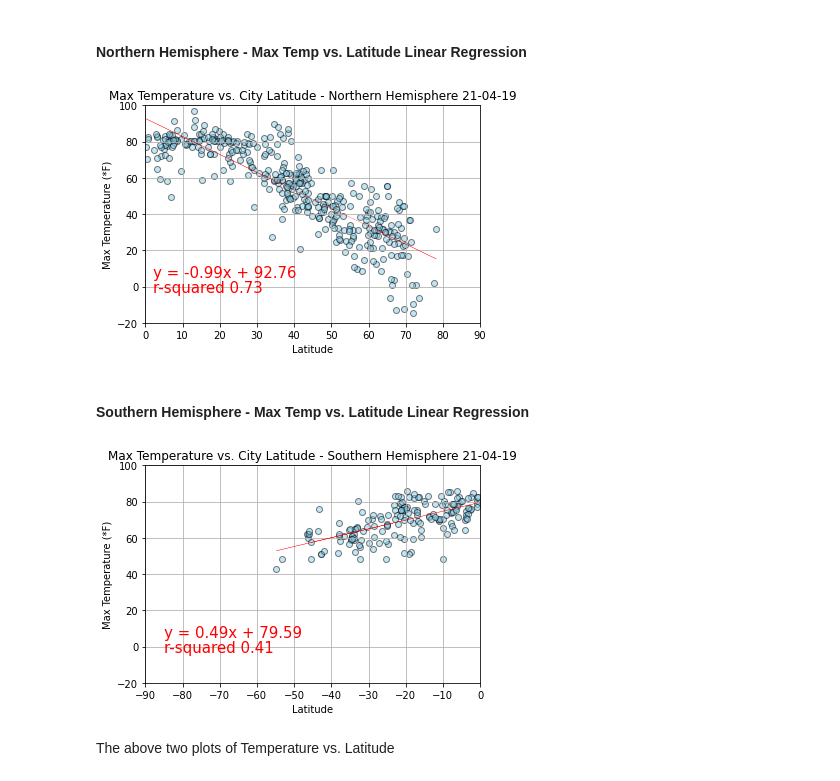
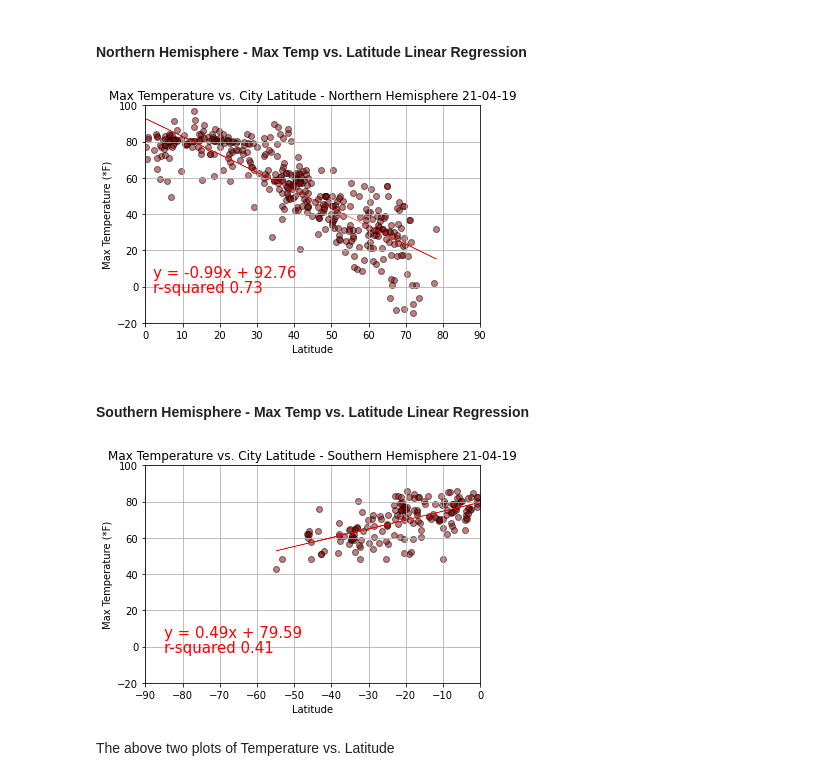
Before and after one commit to madisonfisher/python-api-challenge, a Jupyter notebook: WeatherPy.ipynb, the cells around one changed output. Cells and saved outputs as stored; diff of their text form; code cells hidden in the pictures.

```diff
--- a/WeatherPy.ipynb
+++ b/WeatherPy.ipynb
@@ -235,27 +235,27 @@ south_city_data = clean_city_data.loc[clean_city_data["Lat"] < 0, :]
 # %%
 #linear regression
 slope_temp_north, int_temp_north, r_temp_north, p_temp_north, std_temp_north = linregress(north_city_data["Lat"], north_city_data["Max Temp"])
 fit_temp_north = slope_temp_north * north_city_data["Lat"] + int_temp_north
 line_temp_north = "y = " + str(round(slope_temp_north,2)) + "x + " + str(round(int_temp_north,2))
 r_sq_temp_north = "r-squared " + str(round(r_temp_north**2,2))
 
 #graphing
-plt.scatter(north_city_data["Lat"], north_city_data["Max Temp"], marker="o", facecolors="skyblue", edgecolors="black", alpha =.5)
+plt.scatter(north_city_data["Lat"], north_city_data["Max Temp"], marker="o", facecolors="darkred", edgecolors="black", alpha =.5)
 plt.xlim(0,90)
 plt.ylim(-20,100)
 plt.title(f"Max Temperature vs. City Latitude - Northern Hemisphere {thedate}")
 plt.xlabel("Latitude")
 plt.ylabel("Max Temperature (*F)")
 plt.grid()
 
-plt.plot(north_city_data["Lat"], fit_temp_north, "red", linewidth=.25)
+plt.plot(north_city_data["Lat"], fit_temp_north, "red", linewidth=.5)
 plt.annotate(line_temp_north ,(2,5),fontsize=15,color="red")
 plt.annotate(r_sq_temp_north ,(2,-3),fontsize=15,color="red")
 
 plt.savefig("weather_data/temp_latitude_north.png")
 plt.show()
 # %% [output]
-[figure, old version]
+[figure, new version]
 # %% [markdown]
 ####  Southern Hemisphere - Max Temp vs. Latitude Linear Regression
 # %%
@@ -266,7 +266,7 @@ line_temp_south = "y = " + str(round(slope_temp_south,2)) + "x + " + str(round(i
 r_sq_temp_south = "r-squared " + str(round(r_temp_south**2,2))
 
 #graphing
-plt.scatter(south_city_data["Lat"], south_city_data["Max Temp"], marker="o", facecolors="skyblue", edgecolors="black", alpha =.5)
+plt.scatter(south_city_data["Lat"], south_city_data["Max Temp"], marker="o", facecolors="darkred", edgecolors="black", alpha =.5)
 plt.xlim(-90,0)
 plt.ylim(-20,100)
 plt.title(f"Max Temperature vs. City Latitude - Southern Hemisphere {thedate}")
@@ -274,14 +274,14 @@ plt.xlabel("Latitude")
 plt.ylabel("Max Temperature (*F)")
 plt.grid()
 
-plt.plot(south_city_data["Lat"], fit_temp_south, "red", linewidth=.25)
+plt.plot(south_city_data["Lat"], fit_temp_south, "red", linewidth=.5)
 plt.annotate(line_temp_south ,(-85,5),fontsize=15,color="red")
 plt.annotate(r_sq_temp_south ,(-85,-3),fontsize=15,color="red")
 
 plt.savefig("weather_data/temp_latitude_south.png")
 plt.show()
 # %% [output]
-[figure, old version]
+[figure, new version]
 # %% [markdown]
 The above two plots of Temperature vs. Latitude
 # %% [markdown]
```
Also changed, not shown: parts of 13 cells of this notebook, 11 other files.
